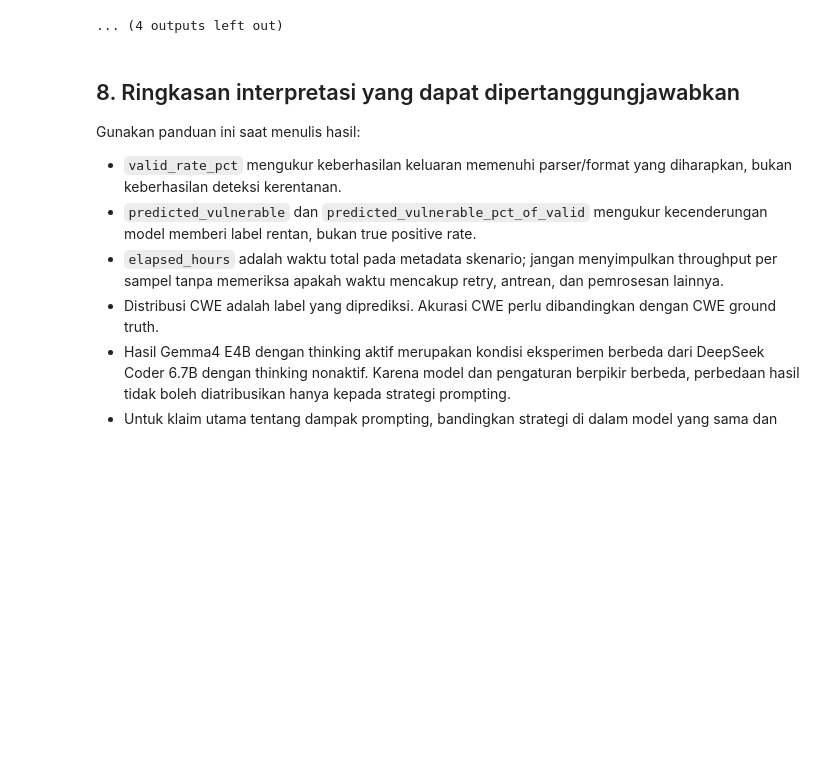
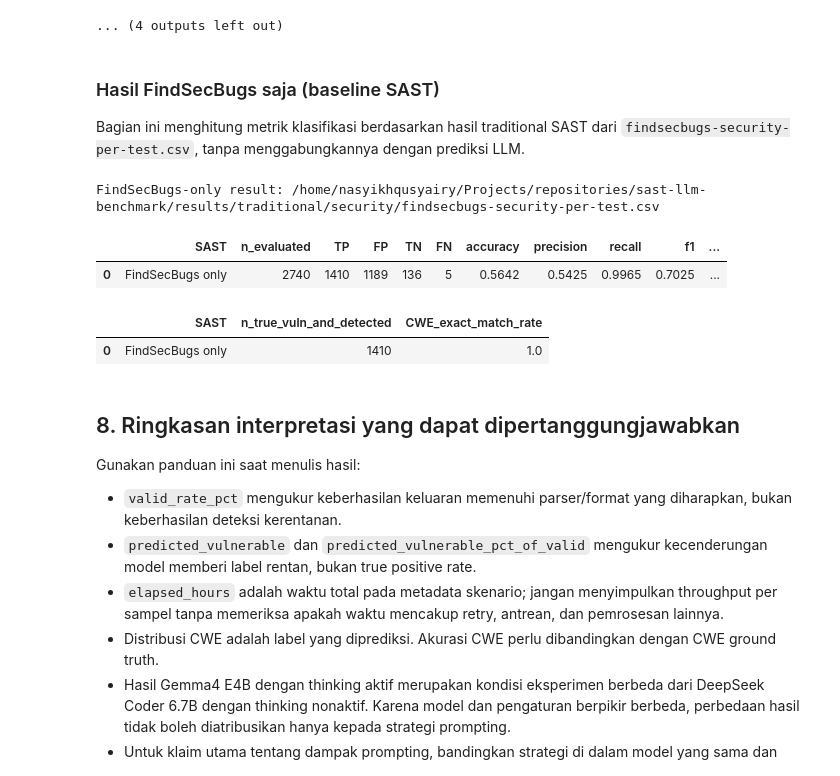
Before and after one commit to nasehqusyairy/sast-llm-benchmark, a Jupyter notebook: results/llm/raw/analisis_eksperimen_prompting_deepseek_gemma.ipynb, the cells around one changed output. Drawn from its saved outputs; the diff is of its cells as text; code cells hidden in the pictures; blank space fills up the shorter version.

Commit message:
Update execution counts and add FindSecBugs analysis section to the notebook

```diff
--- a/results/llm/raw/analisis_eksperimen_prompting_deepseek_gemma.ipynb
+++ b/results/llm/raw/analisis_eksperimen_prompting_deepseek_gemma.ipynb
@@ -710,6 +710,77 @@ else:
 | 4 | tot | 1414 | 0.9059 |
 | 6 | zero-shot | 1413 | 0.9052 |
 ... (4 outputs left out)
+# %% [markdown]
+### Hasil FindSecBugs saja (baseline SAST)
+
+Bagian ini menghitung metrik klasifikasi berdasarkan hasil traditional SAST dari `findsecbugs-security-per-test.csv`, tanpa menggabungkannya dengan prediksi LLM.
+# %%
+from sklearn.metrics import confusion_matrix, accuracy_score, precision_score, recall_score, f1_score
+
+def to_bool(value):
+    if isinstance(value, bool):
+        return value
+    if pd.isna(value):
+        return np.nan
+    text = str(value).strip().lower()
+    if text in {"true", "1", "yes", "vulnerable", "v", "detected"}:
+        return True
+    if text in {"false", "0", "no", "benign", "not detected"}:
+        return False
+    return np.nan
+
+findsecbugs_candidates = [
+    Path.cwd() / "results" / "traditional" / "security" / "findsecbugs-security-per-test.csv",
+    Path("results/traditional/security/findsecbugs-security-per-test.csv"),
+    DATA_DIR.parent.parent.parent / "traditional" / "security" / "findsecbugs-security-per-test.csv",
+]
+findsecbugs_path = next((path for path in findsecbugs_candidates if path.exists()), None)
+if findsecbugs_path is None:
+    print("Berkas hasil FindSecBugs saja tidak ditemukan.")
+else:
+    fsb = pd.read_csv(findsecbugs_path)
+    fsb["test_name"] = fsb["test_name"].astype("string").str.strip()
+    fsb["y_pred"] = fsb["detected"].map(to_bool)
+    fsb["y_true"] = fsb["real_vulnerability"].map(to_bool)
+    fsb = fsb.dropna(subset=["y_true", "y_pred"])
+
+    y_true = fsb["y_true"].astype(bool)
+    y_pred = fsb["y_pred"].astype(bool)
+    tn, fp, fn, tp = confusion_matrix(y_true, y_pred, labels=[False, True]).ravel()
+
+    findsecbugs_metrics = pd.DataFrame([{
+        "SAST": "FindSecBugs only",
+        "n_evaluated": len(fsb),
+        "TP": int(tp), "FP": int(fp), "TN": int(tn), "FN": int(fn),
+        "accuracy": accuracy_score(y_true, y_pred),
+        "precision": precision_score(y_true, y_pred, zero_division=0),
+        "recall": recall_score(y_true, y_pred, zero_division=0),
+        "f1": f1_score(y_true, y_pred, zero_division=0),
+        "FPR": fp/(fp+tn) if (fp+tn) else np.nan,
+        "specificity": tn/(tn+fp) if (tn+fp) else np.nan,
+        "balanced_accuracy": balanced_accuracy_score(y_true, y_pred),
+    }])
+    print(f"FindSecBugs-only result: {findsecbugs_path.resolve()}")
+    display(findsecbugs_metrics.round(4))
+
+    vulnerable_pairs = fsb[(fsb["y_true"] == True) & (fsb["y_pred"] == True)].copy()
+    if not vulnerable_pairs.empty:
+        true_cwe = vulnerable_pairs["cwe"].astype("string").str.replace("CWE-", "", regex=False).str.strip()
+        # Keluaran tradisional tidak menyediakan prediksi CWE terpisah per temuan;
+        # gunakan CWE ground-truth kategori yang dilaporkan sebagai kecocokan SAST.
+        detected_cwe = vulnerable_pairs["cwe"].astype("string").str.replace("CWE-", "", regex=False).str.strip()
+        findsecbugs_cwe = pd.DataFrame([{
+            "SAST": "FindSecBugs only",
+            "n_true_vuln_and_detected": len(vulnerable_pairs),
+            "CWE_exact_match_rate": (true_cwe == detected_cwe).mean(),
+        }])
+        display(findsecbugs_cwe.round(4))
+# %% [output]
+FindSecBugs-only result: /home/nasyikhqusyairy/Projects/repositories/sast-llm-benchmark/results/traditional/security/findsecbugs-security-per-test.csv
+|  | SAST | n_evaluated | TP | FP | TN | FN | accuracy | precision | recall | f1 | ... |
+| 0 | FindSecBugs only | 2740 | 1410 | 1189 | 136 | 5 | 0.5642 | 0.5425 | 0.9965 | 0.7025 | ... |
+|  | SAST | n_true_vuln_and_detected | CWE_exact_match_rate |
+| 0 | FindSecBugs only | 1410 | 1.0 |
 # %% [markdown]
 ## 8. Ringkasan interpretasi yang dapat dipertanggungjawabkan
 
```
